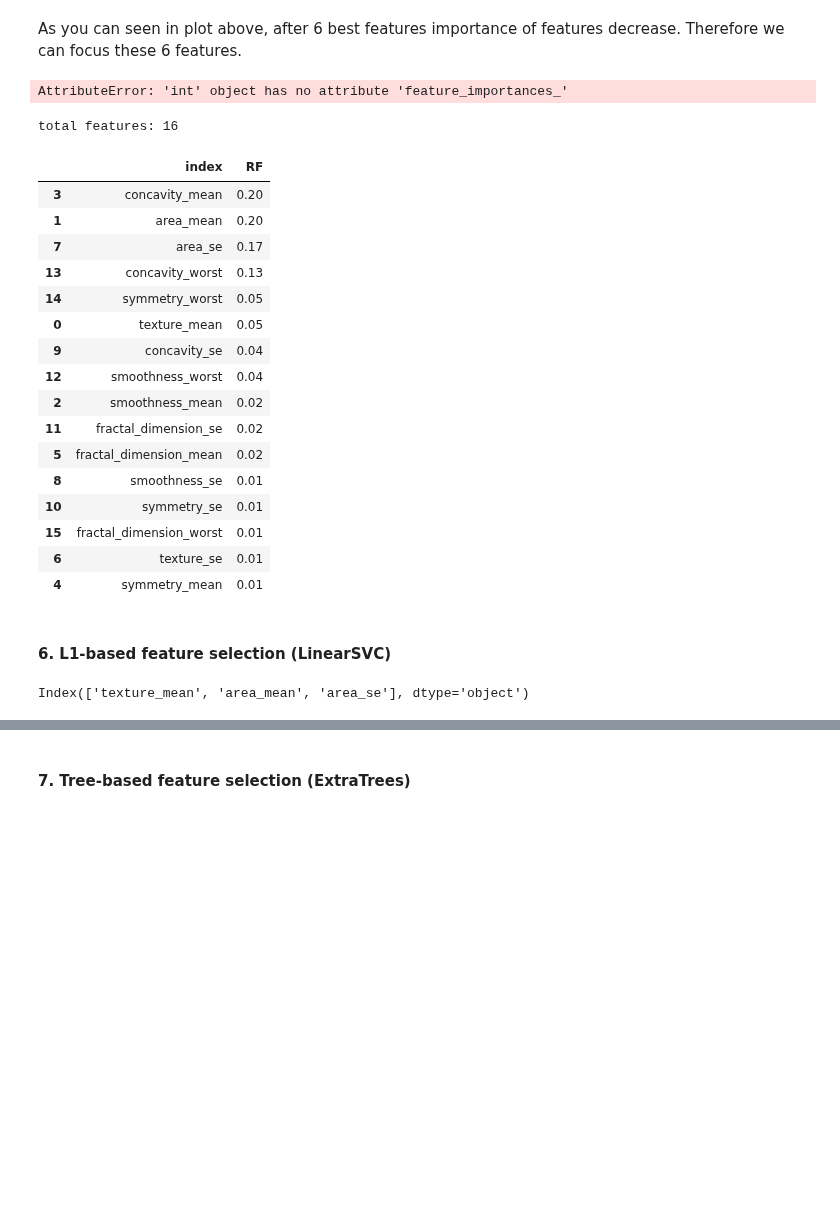
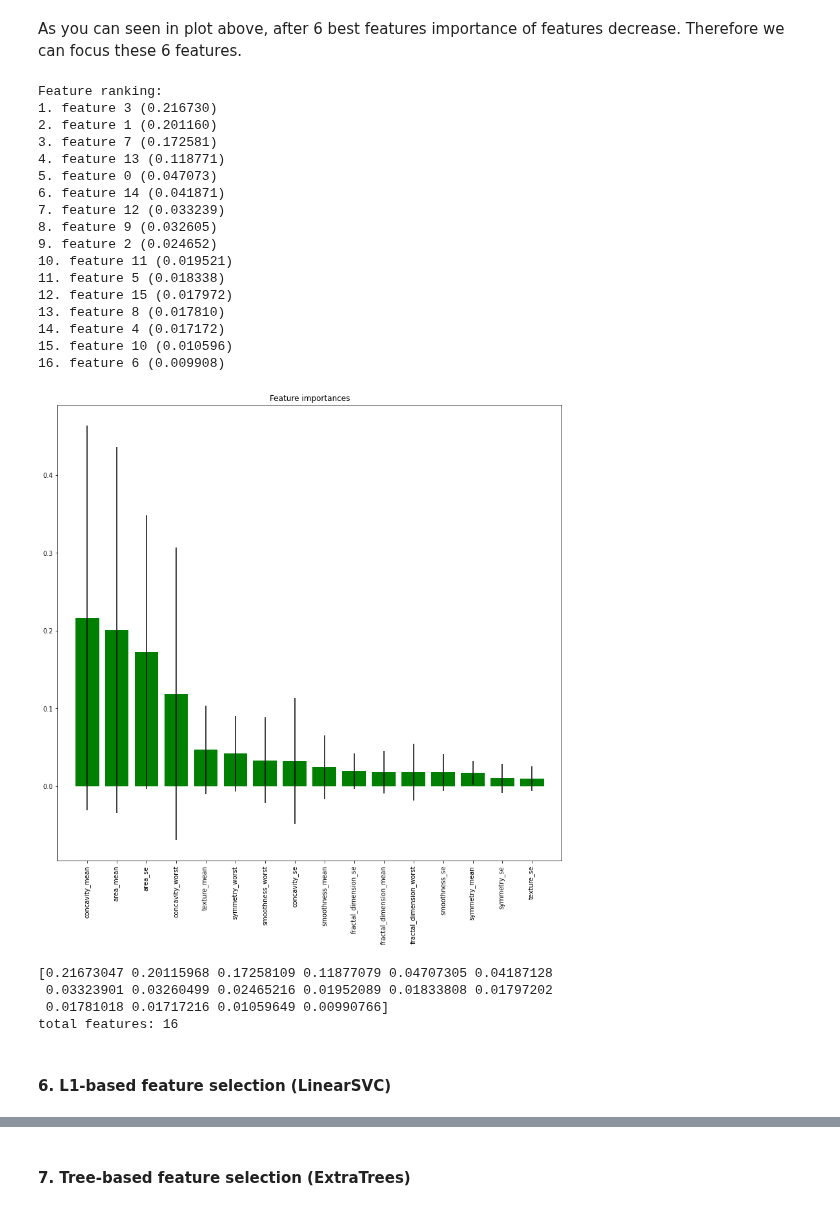
Before and after one commit to tutorialcreation/causality-module, a Jupyter notebook: notebooks/Featurization.ipynb, the cells around one changed output, grey strips where cells are left out. Saved outputs shown, nothing was run; the diff lists cells and outputs as text; code cells hidden in the pictures; blank space fills up the shorter version.

```diff
--- a/notebooks/Featurization.ipynb
+++ b/notebooks/Featurization.ipynb
@@ -320,7 +322,10 @@ def by_rf(x_train,y_train):
     """
     clf_rf_5 = RandomForestClassifier()
     clr_rf_5 = clf_rf_5.fit(x_train,y_train)
+    importances = clr_rf_5.feature_importances_
     clf_rf = RandomForestClassifier(random_state=43)
+    clr_rf = clf_rf.fit(x_train,y_train)
+
     std = np.std([tree.feature_importances_ for tree in clf_rf.estimators_],
                  axis=0)
     indices = np.argsort(importances)[::-1]
@@ -352,13 +357,27 @@ def by_rf(x_train,y_train):
 # %% [markdown]
 As you can seen in plot above, after 6 best features importance of features decrease. Therefore we can focus these 6 features.
 # %%
-fs_rf = by_rf(x_train,y_train,10)
+fs_rf = by_rf(x_train,y_train)
 # %% [output]
-AttributeError: 'int' object has no attribute 'feature_importances_'
+Feature ranking:
+1. feature 3 (0.216730)
+2. feature 1 (0.201160)
+3. feature 7 (0.172581)
+4. feature 13 (0.118771)
+5. feature 0 (0.047073)
+6. feature 14 (0.041871)
+7. feature 12 (0.033239)
+8. feature 9 (0.032605)
+9. feature 2 (0.024652)
+10. feature 11 (0.019521)
+11. feature 5 (0.018338)
+12. feature 15 (0.017972)
+13. feature 8 (0.017810)
+14. feature 4 (0.017172)
+15. feature 10 (0.010596)
+16. feature 6 (0.009908)
+[figure, added]
+[0.21673047 0.20115968 0.17258109 0.11877079 0.04707305 0.04187128
+ 0.03323901 0.03260499 0.02465216 0.01952089 0.01833808 0.01797202
+ 0.01781018 0.01717216 0.01059649 0.00990766]
+total features: 16
-# %%
-# let's print the number of total and selected features
-# let's print some stats
-print('total features: {}'.format((x_train.shape[1])))
-#print('Chosen optimal features by rf:',selected_feature_rf[1:10])
-# %% [output]
-total features: 16
@@ -368,33 +384,3 @@ fs_rf = fs_rf.reset_index()
-# %%
-fs_rf = fs_rf.sort_values('RF',ascending=0)
-fs_rf
-# %% [output]
-|  | index | RF |
-| 3 | concavity_mean | 0.20 |
-| 1 | area_mean | 0.20 |
-| 7 | area_se | 0.17 |
-| 13 | concavity_worst | 0.13 |
-| 14 | symmetry_worst | 0.05 |
-| 0 | texture_mean | 0.05 |
-| 9 | concavity_se | 0.04 |
-| 12 | smoothness_worst | 0.04 |
-| 2 | smoothness_mean | 0.02 |
-| 11 | fractal_dimension_se | 0.02 |
-| 5 | fractal_dimension_mean | 0.02 |
-| 8 | smoothness_se | 0.01 |
-| 10 | symmetry_se | 0.01 |
-| 15 | fractal_dimension_worst | 0.01 |
-| 6 | texture_se | 0.01 |
-| 4 | symmetry_mean | 0.01 |
 # %% [markdown]
 #### 6. L1-based feature selection (LinearSVC)
-# %%
-from sklearn.svm import LinearSVC
-from sklearn.feature_selection import SelectFromModel
-lsvc = LinearSVC(C=0.01, penalty="l1", dual=False,max_iter=2000).fit(x_train, y_train)
-model = SelectFromModel(lsvc, prefit=True)
-x_new = model.transform(x_train)
-print(x_train.columns[model.get_support()])
-# %% [output]
-Index(['texture_mean', 'area_mean', 'area_se'], dtype='object')
 # %%
```
Also changed, not shown: parts of 4 cells of this notebook.
